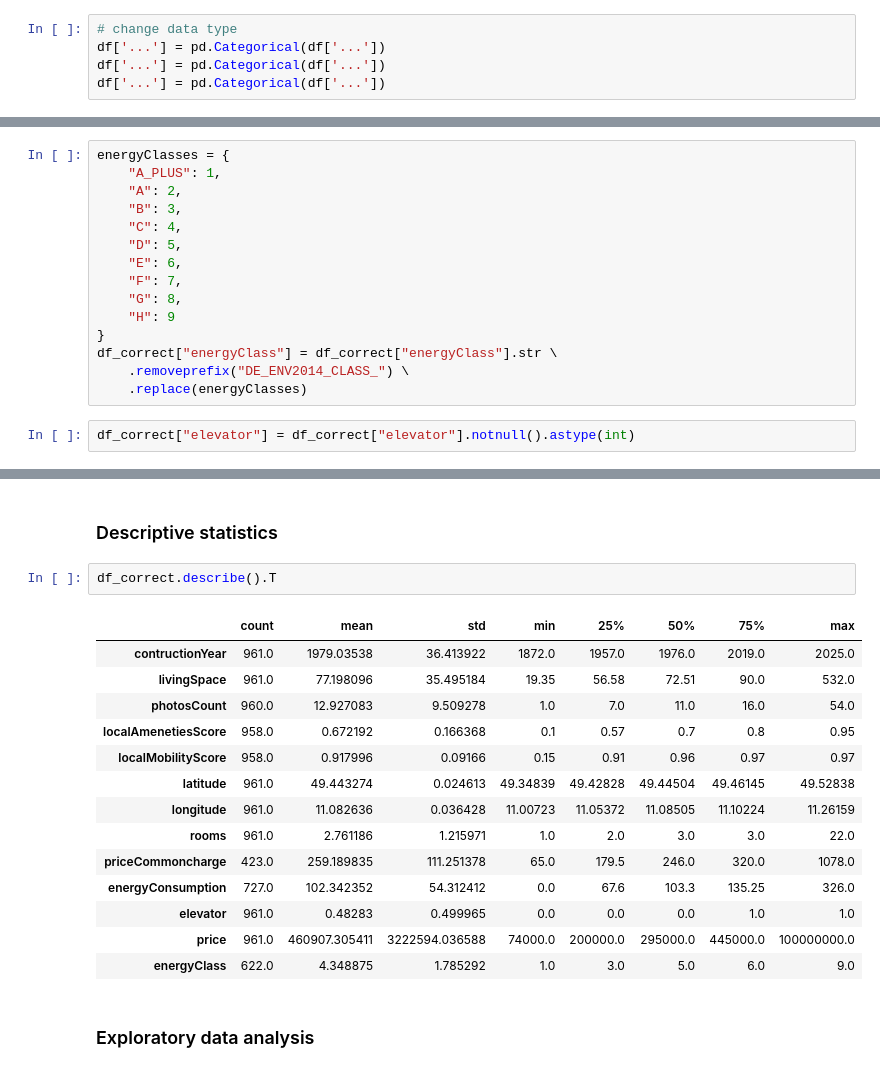
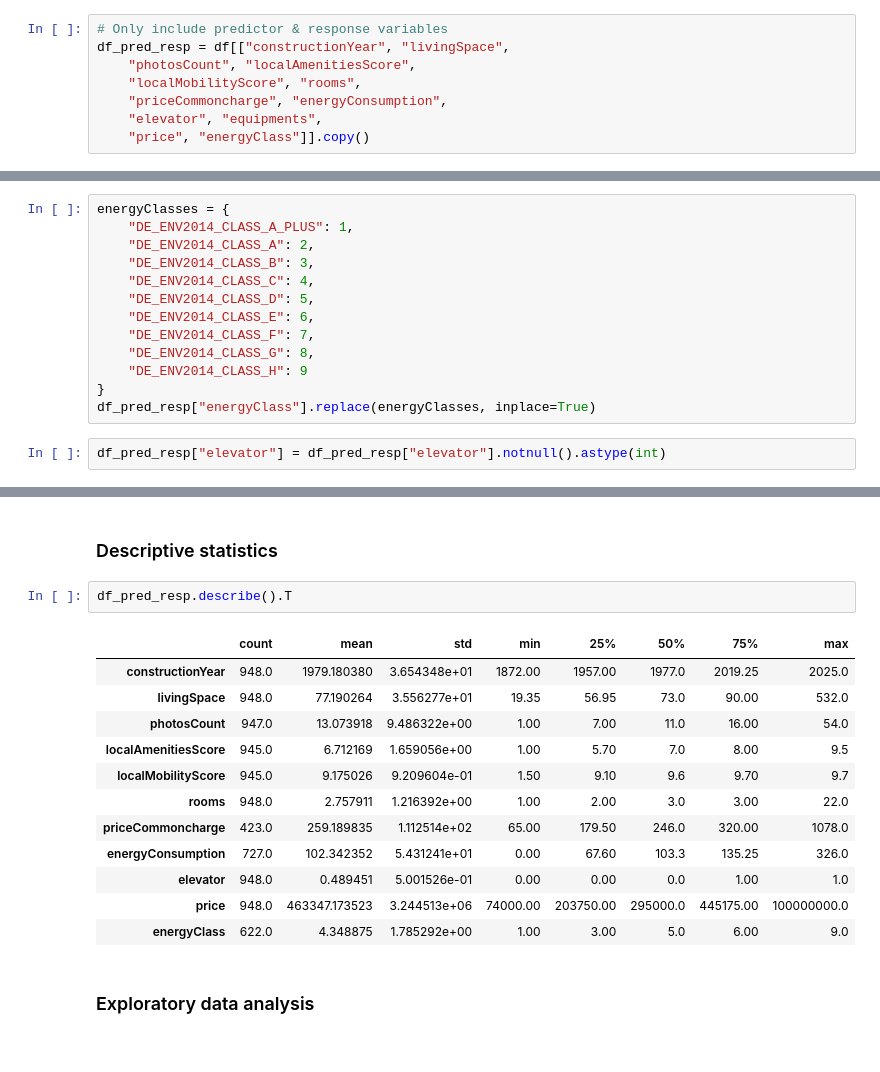
Before and after one commit to hdm-statistik-lpj/project, a Jupyter notebook: notebooks/draft-analysis.ipynb, the cells around one changed output, grey strips where cells are left out. Drawn from its saved outputs; the diff is of its cells as text.

```diff
--- a/notebooks/draft-analysis.ipynb
+++ b/notebooks/draft-analysis.ipynb
@@ -376,8 +358,11 @@ df_new = pd.DataFrame(data={
-# %%
-# change data type
-df['...'] = pd.Categorical(df['...'])
-df['...'] = pd.Categorical(df['...'])
-df['...'] = pd.Categorical(df['...'])
+# %%
+# Only include predictor & response variables
+df_pred_resp = df[["constructionYear", "livingSpace",
+    "photosCount", "localAmenitiesScore",
+    "localMobilityScore", "rooms",
+    "priceCommoncharge", "energyConsumption",
+    "elevator", "equipments",
+    "price", "energyClass"]].copy()
 # %%
 # show missing values
 print(df.isnull().sum())
@@ -409,18 +394,16 @@ equipments = {
 }
 # %%
 energyClasses = {
-    "A_PLUS": 1,
-    "A": 2,
-    "B": 3,
-    "C": 4,
-    "D": 5,
-    "E": 6,
-    "F": 7,
-    "G": 8,
-    "H": 9
+    "DE_ENV2014_CLASS_A_PLUS": 1,
+    "DE_ENV2014_CLASS_A": 2,
+    "DE_ENV2014_CLASS_B": 3,
+    "DE_ENV2014_CLASS_C": 4,
+    "DE_ENV2014_CLASS_D": 5,
+    "DE_ENV2014_CLASS_E": 6,
+    "DE_ENV2014_CLASS_F": 7,
+    "DE_ENV2014_CLASS_G": 8,
+    "DE_ENV2014_CLASS_H": 9
 }
-df_correct["energyClass"] = df_correct["energyClass"].str \
-    .removeprefix("DE_ENV2014_CLASS_") \
-    .replace(energyClasses)
+df_pred_resp["energyClass"].replace(energyClasses, inplace=True)
 # %%
-df_correct["elevator"] = df_correct["elevator"].notnull().astype(int)
+df_pred_resp["elevator"] = df_pred_resp["elevator"].notnull().astype(int)
@@ -460,22 +455,20 @@ x_labels = ["constructionYear", "livingSpace",
 # %% [markdown]
 ### Descriptive statistics
 # %%
-df_correct.describe().T
+df_pred_resp.describe().T
 # %% [output]
 |  | count | mean | std | min | 25% | 50% | 75% | max |
-| contructionYear | 961.0 | 1979.03538 | 36.413922 | 1872.0 | 1957.0 | 1976.0 | 2019.0 | 2025.0 |
-| livingSpace | 961.0 | 77.198096 | 35.495184 | 19.35 | 56.58 | 72.51 | 90.0 | 532.0 |
-| photosCount | 960.0 | 12.927083 | 9.509278 | 1.0 | 7.0 | 11.0 | 16.0 | 54.0 |
-| localAmenetiesScore | 958.0 | 0.672192 | 0.166368 | 0.1 | 0.57 | 0.7 | 0.8 | 0.95 |
-| localMobilityScore | 958.0 | 0.917996 | 0.09166 | 0.15 | 0.91 | 0.96 | 0.97 | 0.97 |
-| latitude | 961.0 | 49.443274 | 0.024613 | 49.34839 | 49.42828 | 49.44504 | 49.46145 | 49.52838 |
-| longitude | 961.0 | 11.082636 | 0.036428 | 11.00723 | 11.05372 | 11.08505 | 11.10224 | 11.26159 |
-| rooms | 961.0 | 2.761186 | 1.215971 | 1.0 | 2.0 | 3.0 | 3.0 | 22.0 |
-| priceCommoncharge | 423.0 | 259.189835 | 111.251378 | 65.0 | 179.5 | 246.0 | 320.0 | 1078.0 |
-| energyConsumption | 727.0 | 102.342352 | 54.312412 | 0.0 | 67.6 | 103.3 | 135.25 | 326.0 |
-| elevator | 961.0 | 0.48283 | 0.499965 | 0.0 | 0.0 | 0.0 | 1.0 | 1.0 |
-| price | 961.0 | 460907.305411 | 3222594.036588 | 74000.0 | 200000.0 | 295000.0 | 445000.0 | 100000000.0 |
-| energyClass | 622.0 | 4.348875 | 1.785292 | 1.0 | 3.0 | 5.0 | 6.0 | 9.0 |
+| constructionYear | 948.0 | 1979.180380 | 3.654348e+01 | 1872.00 | 1957.00 | 1977.0 | 2019.25 | 2025.0 |
+| livingSpace | 948.0 | 77.190264 | 3.556277e+01 | 19.35 | 56.95 | 73.0 | 90.00 | 532.0 |
+| photosCount | 947.0 | 13.073918 | 9.486322e+00 | 1.00 | 7.00 | 11.0 | 16.00 | 54.0 |
+| localAmenitiesScore | 945.0 | 6.712169 | 1.659056e+00 | 1.00 | 5.70 | 7.0 | 8.00 | 9.5 |
+| localMobilityScore | 945.0 | 9.175026 | 9.209604e-01 | 1.50 | 9.10 | 9.6 | 9.70 | 9.7 |
+| rooms | 948.0 | 2.757911 | 1.216392e+00 | 1.00 | 2.00 | 3.0 | 3.00 | 22.0 |
+| priceCommoncharge | 423.0 | 259.189835 | 1.112514e+02 | 65.00 | 179.50 | 246.0 | 320.00 | 1078.0 |
+| energyConsumption | 727.0 | 102.342352 | 5.431241e+01 | 0.00 | 67.60 | 103.3 | 135.25 | 326.0 |
+| elevator | 948.0 | 0.489451 | 5.001526e-01 | 0.00 | 0.00 | 0.0 | 1.00 | 1.0 |
+| price | 948.0 | 463347.173523 | 3.244513e+06 | 74000.00 | 203750.00 | 295000.0 | 445175.00 | 100000000.0 |
+| energyClass | 622.0 | 4.348875 | 1.785292e+00 | 1.00 | 3.00 | 5.0 | 6.00 | 9.0 |
 # %% [markdown]
 ### Exploratory data analysis
 # %%
```
Also changed, not shown: parts of 9 cells of this notebook.
